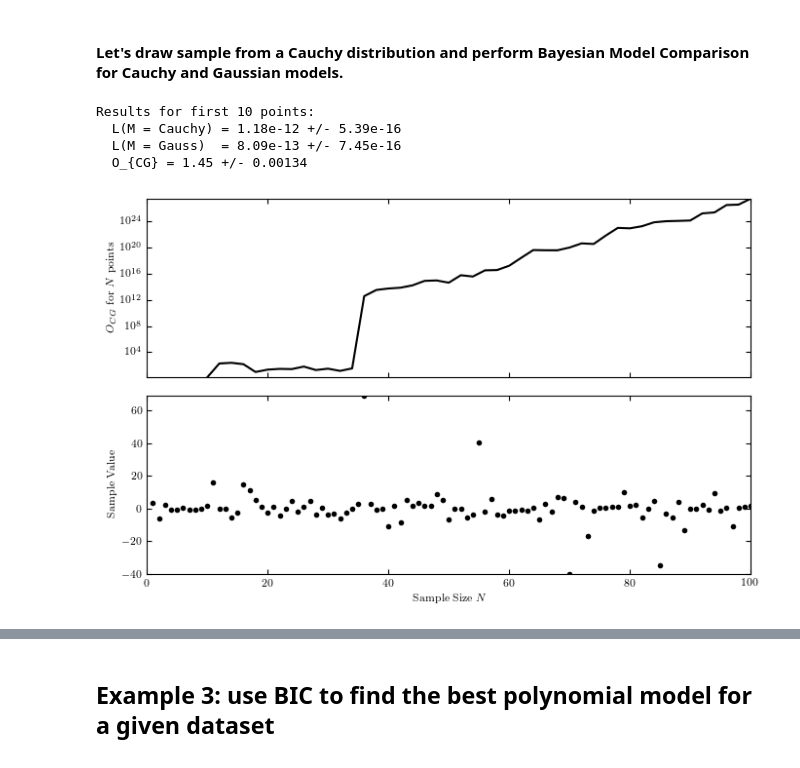
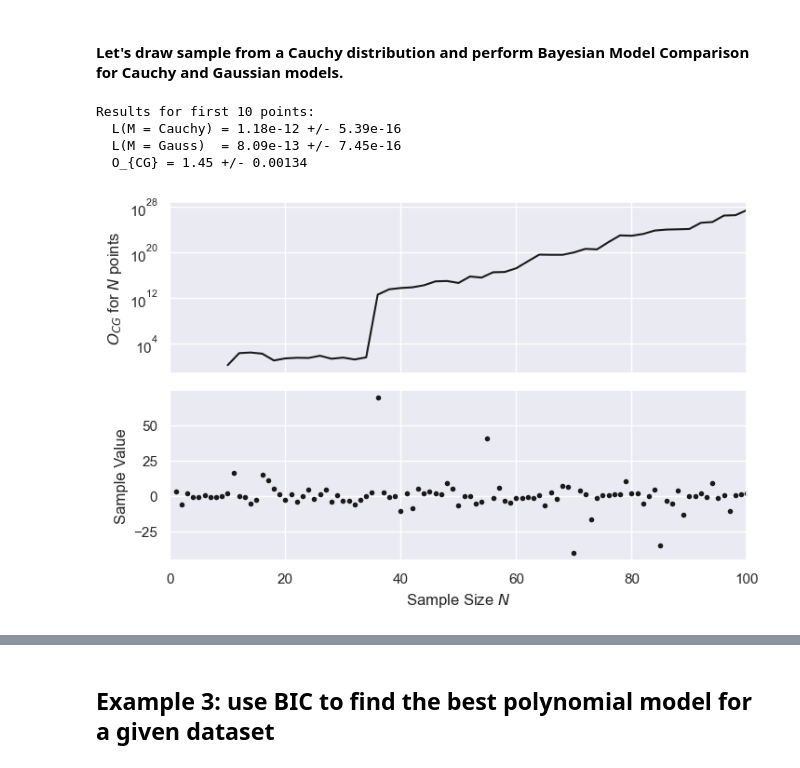
Before and after one commit to jackey-fang/astr-324-s26, a Jupyter notebook: lectures/Week4.ipynb, the cells around one changed output, grey strips where cells are left out. Cells and saved outputs as stored; diff of their text form; code cells hidden in the pictures.

```diff
--- a/lectures/Week4.ipynb
+++ b/lectures/Week4.ipynb
@@ -380,8 +380,6 @@ from scipy import integrate
 # Note that with usetex=True, fonts are rendered with LaTeX.  This may
 # result in an error if LaTeX is not installed on your system.  In that case,
 # you can set usetex to False.
-from astroML.plotting import setup_text_plots
-setup_text_plots(fontsize=8, usetex=True)
 
 
 def logL_cauchy(xi, gamma, mu,
@@ -468,34 +466,34 @@ print("  O_{CG} = %.3g +/- %.3g" % (O_CG, err_O_CG))
 Nrange = np.arange(10, 101, 2)
 Odds = np.zeros(Nrange.shape)
 for i, N in enumerate(Nrange):
     res = calculate_odds_ratio(xi[:N])
     Odds[i] = res[2][0]
 
 #------------------------------------------------------------
 # plot the results
 fig = plt.figure(figsize=(8, 5))
 fig.subplots_adjust(hspace=0.1)
 
 ax1 = fig.add_subplot(211, yscale='log')
 ax1.plot(Nrange, Odds, '-k')
 ax1.set_ylabel(r'$O_{CG}$ for $N$ points')
 ax1.set_xlim(0, 100)
 ax1.xaxis.set_major_formatter(plt.NullFormatter())
 ax1.yaxis.set_major_locator(plt.LogLocator(base=10000.0))
 
 ax2 = fig.add_subplot(212)
 ax2.scatter(np.arange(1, len(xi) + 1), xi, lw=0, s=16, c='k')
 ax2.set_xlim(0, 100)
 ax2.set_xlabel('Sample Size $N$')
 ax2.set_ylabel('Sample Value')
 
 plt.show()
 # %% [output]
 Results for first 10 points:
   L(M = Cauchy) = 1.18e-12 +/- 5.39e-16
   L(M = Gauss)  = 8.09e-13 +/- 7.45e-16
   O_{CG} = 1.45 +/- 0.00134
-[figure, old version]
+[figure, new version]
 # %% [markdown]
 ## Example 2:  Coin Flip
 
```
Also changed, not shown: parts of 2 cells of this notebook, 2 other files.
